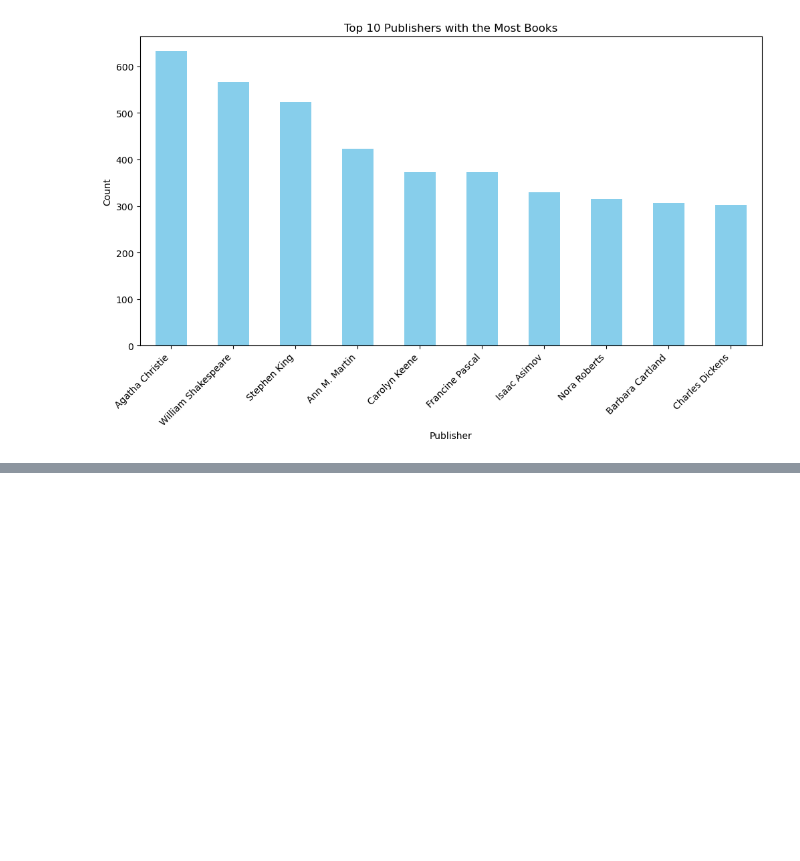
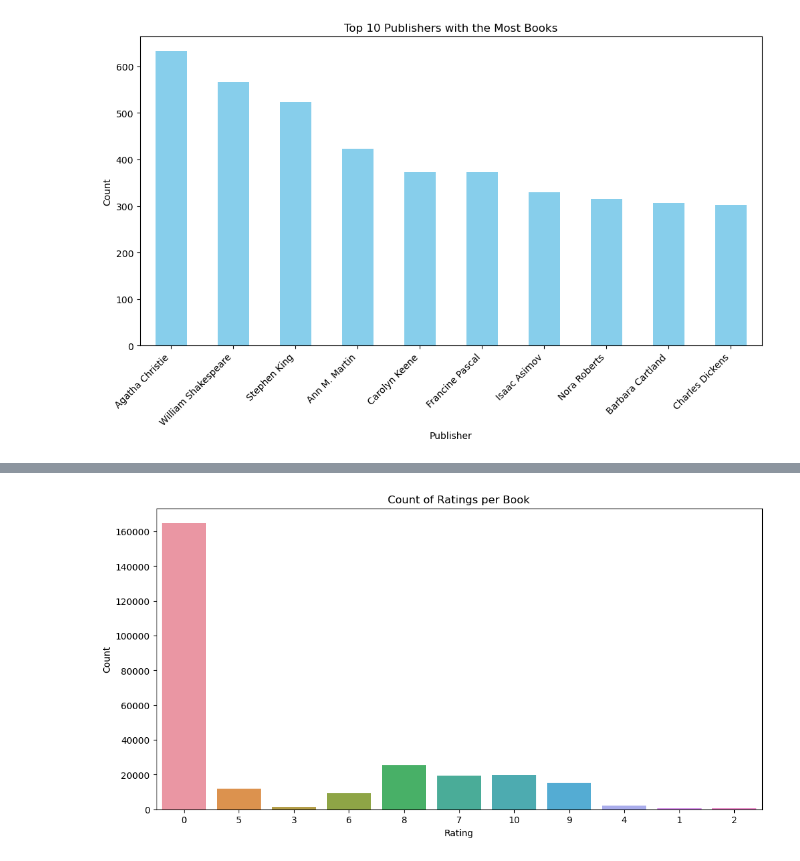
Before and after one commit to nikkirastogi/Exploring-the-World-of-Books, a Jupyter notebook: books_and_reviews.ipynb, the cells around one changed output, grey strips where cells are left out. Cells and saved outputs as stored; diff of their text form; code cells hidden in the pictures; blank space fills up the shorter version.

```diff
--- a/books_and_reviews.ipynb
+++ b/books_and_reviews.ipynb
@@ -120,0 +154,4 @@ eda.highest_author(obj)
+# %%
+eda.ratings_per_book(obj)
+# %% [output]
+[figure, added]
```
Also changed, not shown: parts of 12 cells of this notebook, 4 other files.
